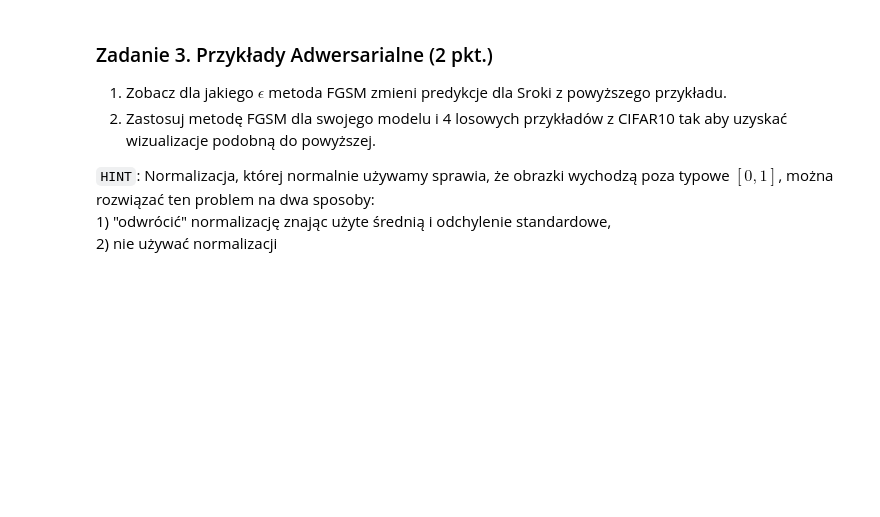
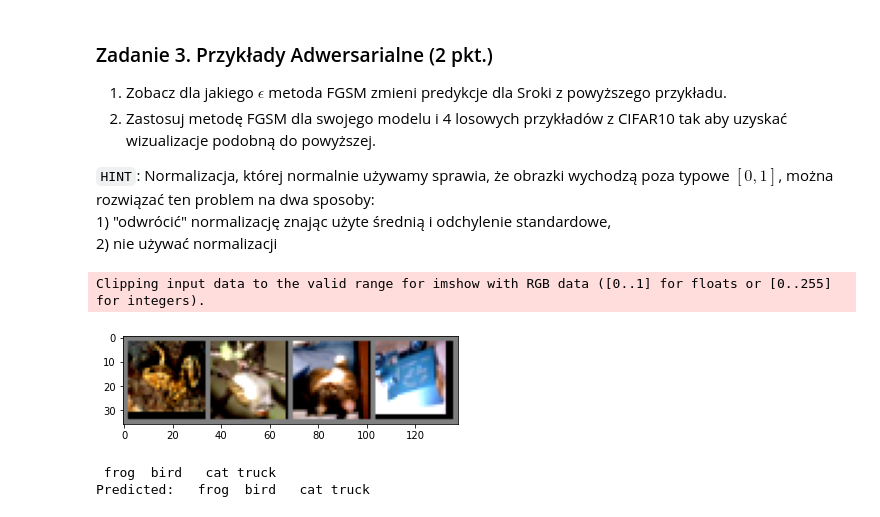
Before and after one commit to youngturing/UJ_machine_learning, a Jupyter notebook: lab/09_image_classification.ipynb, the cells around one changed output. Cells and saved outputs as stored; diff of their text form; code cells hidden in the pictures; blank space fills up the shorter version.

```diff
--- a/lab/09_image_classification.ipynb
+++ b/lab/09_image_classification.ipynb
@@ -515,0 +511,29 @@ fig.tight_layout()
+# %%
+# tutaj załaduj 4 losowe przykłady ze zbioru testowego, uważaj na normalizacje!
+import matplotlib.pyplot as plt
+def imshow(img):
+    img = img / 2 + 0.5     # unnormalize
+    npimg = img.numpy()
+    plt.imshow(np.transpose(npimg, (1, 2, 0)))
+    plt.show()
+
+classes = ('plane', 'car', 'bird', 'cat',
+           'deer', 'dog', 'frog', 'horse', 'ship', 'truck')
+dataiter = iter(train_loader)
+images, labels = dataiter.next()
+imshow(torchvision.utils.make_grid(images))
+# print labels
+print(' '.join('%5s' % classes[labels[j]] for j in range(4)))
+
+
+net = MyNetwork()
+net.load_state_dict(torch.load(Params.PATH))
+outputs = net(images)
+_, predicted = torch.max(outputs, 1)
+print('Predicted: ', ' '.join('%5s' % classes[predicted[j]]
+                              for j in range(4)))
+# %% [output]
+Clipping input data to the valid range for imshow with RGB data ([0..1] for floats or [0..255] for integers).
+[figure, added]
+ frog  bird   cat truck
+Predicted:   frog  bird   cat truck
```
Also changed, not shown: parts of 10 cells of this notebook, 1 other file.
